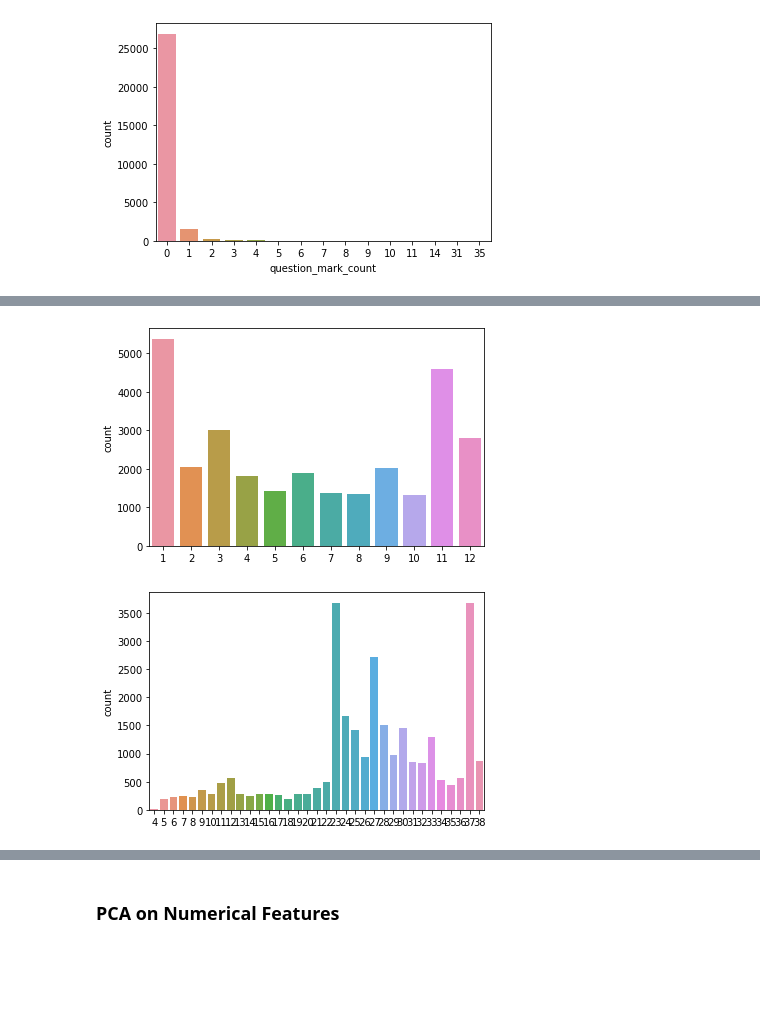
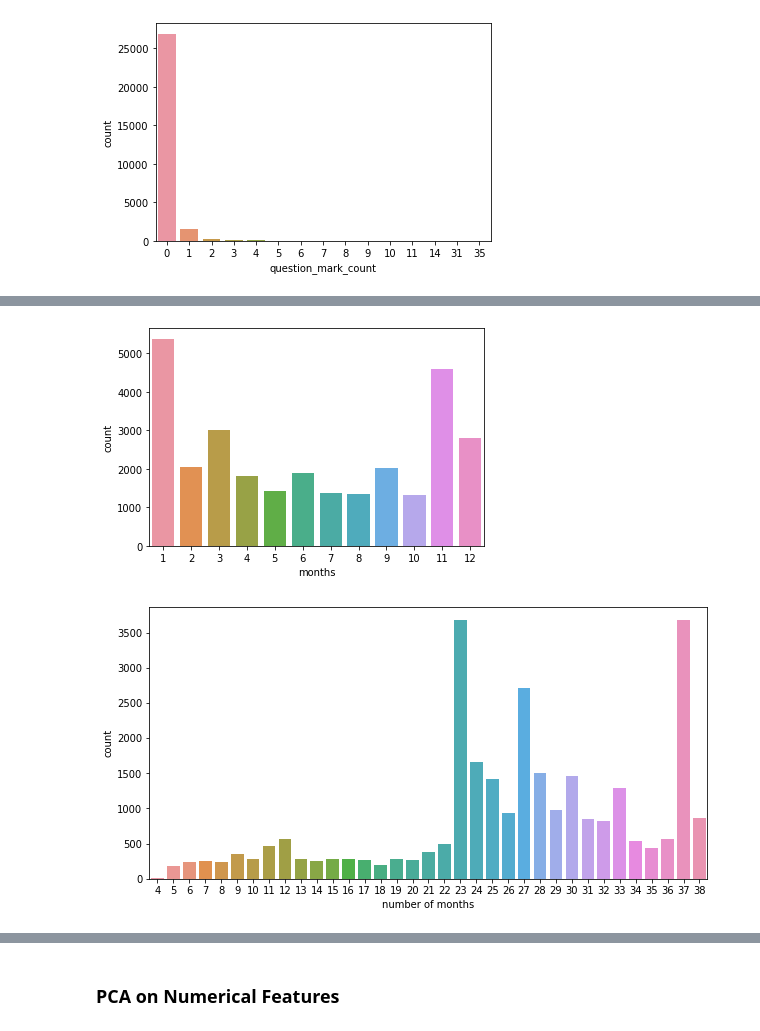
Before and after one commit to lcoda/Twitter-Climate-Change-Sentiment-Analysis, a Jupyter notebook: EDA.ipynb, the cells around one changed output, grey strips where cells are left out. Saved outputs shown, nothing was run; the diff lists cells and outputs as text; code cells hidden in the pictures; blank space fills up the shorter version.

```diff
--- a/EDA.ipynb
+++ b/EDA.ipynb
@@ -11,7 +11,7 @@ import seaborn as sns
 import matplotlib.pyplot as plt
 # %%
 #import data
-data = pd.read_csv('clean_data.csv.txt',index_col = 0)
+data = pd.read_csv('data/clean_data.csv',index_col = 0)
 # %%
 data.head()
 # %% [output]
@@ -103,10 +110,11 @@ plt.show()
 # %%
 #month distribution
 months = [(int(x[5:7])) for x in data["date_time"]]
 sns.countplot(months)
+plt.xlabel('months')
 plt.show()
 # %% [output]
-[figure, old version]
+[figure, new version]
 # %%
 #distribution over time
 year_map = {2015: 0, 2016:1, 2017:2, 2018:3}
@@ -114,7 +122,9 @@ dates = []
 for i in range(len(years)):
     dates += [year_map[years[i]]*12 + months[i]]
 
+plt.figure(figsize=(10,5))
 sns.countplot(dates)
+plt.xlabel('number of months')
 plt.show()
 # %% [output]
-[figure, old version]
+[figure, new version]
```
Also changed, not shown: parts of 6 cells of this notebook.
